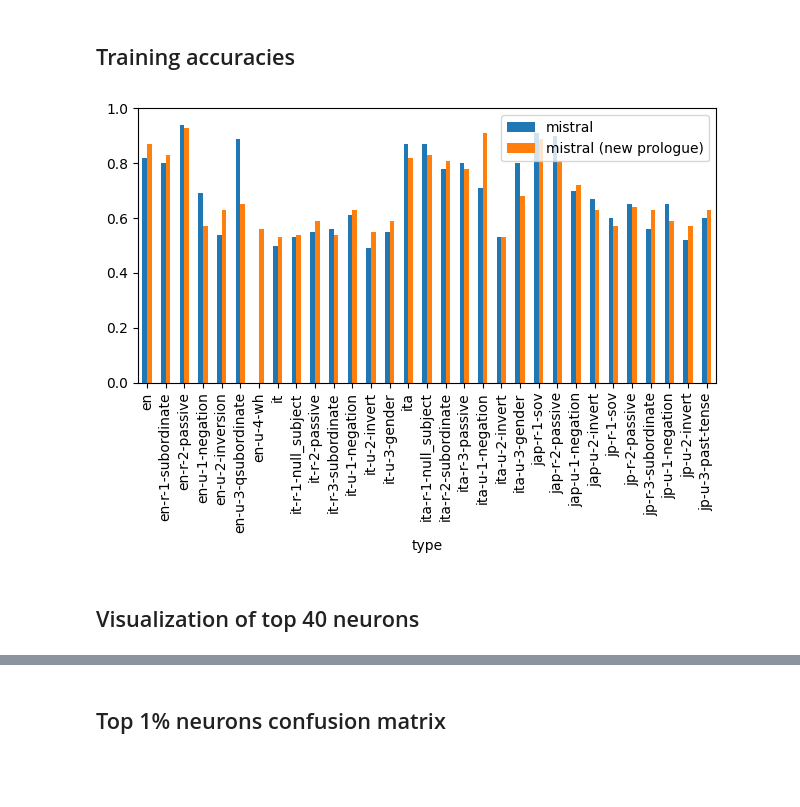
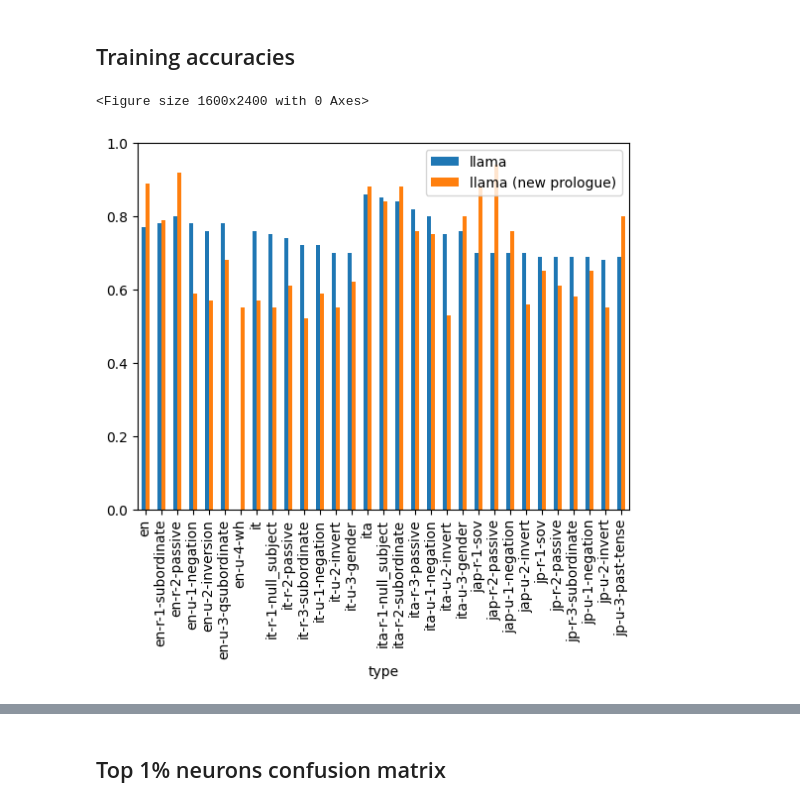
Before and after one commit to arunasank/disjoint-processing-llms, a Jupyter notebook: mistral/atp/attr-patching-charts.ipynb, the cells around one changed output, grey strips where cells are left out. Cells and saved outputs as stored; diff of their text form; code cells hidden in the pictures; blank space fills up the shorter version.

Commit message:
charts

```diff
--- a/mistral/atp/attr-patching-charts.ipynb
+++ b/mistral/atp/attr-patching-charts.ipynb
@@ -8,23 +9,21 @@ import torch
 # %% [markdown]
 ## Training accuracies
 # %%
-mis_acc = pd.read_csv('/home/gridsan/arunas/broca/mistral/experiments/old-prompt/acc.csv')
-mis_new_acc = pd.read_csv('/home/gridsan/arunas/broca/mistral/experiments/new-prompt/acc.csv')
+mis_acc = pd.read_csv('/home/gridsan/arunas/broca/llama/experiments/old-prompt/acc.csv')
+mis_new_acc = pd.read_csv('/home/gridsan/arunas/broca/llama/experiments/new-prompt-prologue-random-seed/acc.csv')
-# %%
-mis_new_acc.index = mis_new_acc['type']
 # %%
 merged_df = pd.merge(mis_acc, mis_new_acc, on='type', how='outer')
 # %%
-merged_df = merged_df.rename(columns={'accuracy_x': 'mistral', 'accuracy_y': 'mistral (new prologue)'})
+merged_df = merged_df.rename(columns={'accuracy_x': 'llama', 'accuracy_y': 'llama (new prologue)'})
 merged_df.index=merged_df['type']
 # %%
+plt.figure(figsize=(20, 30), dpi=80)
 ax = merged_df.sort_index().plot.bar(rot=90)
 ax.set_ylim(0, 1)
 fig = ax.get_figure()
-fig.tight_layout()
+# fig.tight_layout()
 # ax.get_legend().remove()
 # fig.savefig('/home/gridsan/arunas/broca/mistral/experiments/model-accuracies.png')
 # %% [output]
+<Figure size 1600x2400 with 0 Axes>
-[figure, old version]
+[figure, new version]
-# %% [markdown]
-## Visualization of top 40 neurons
```
Also changed, not shown: parts of 9 cells of this notebook.
